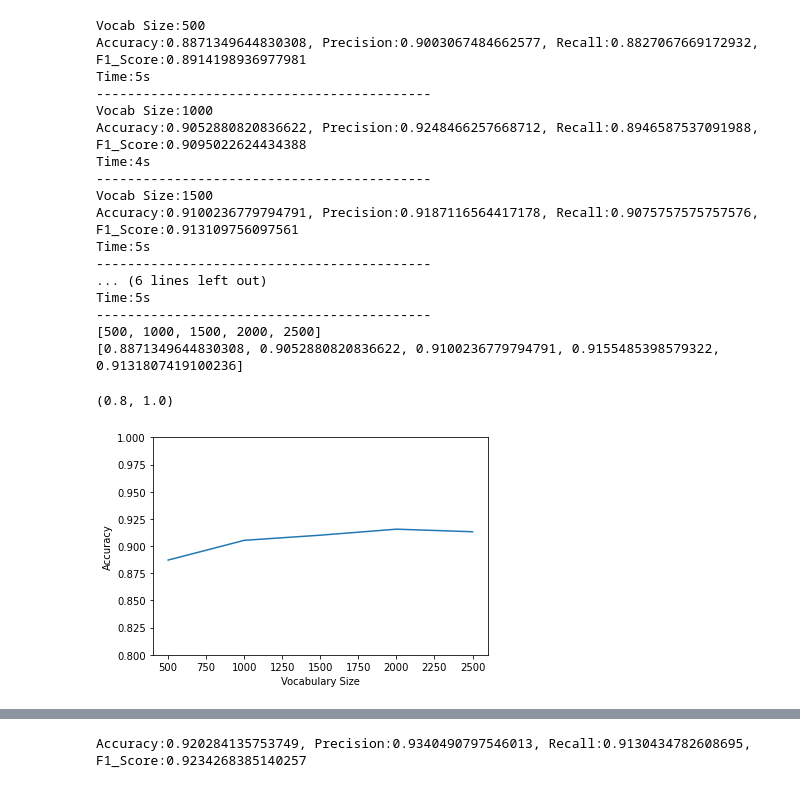
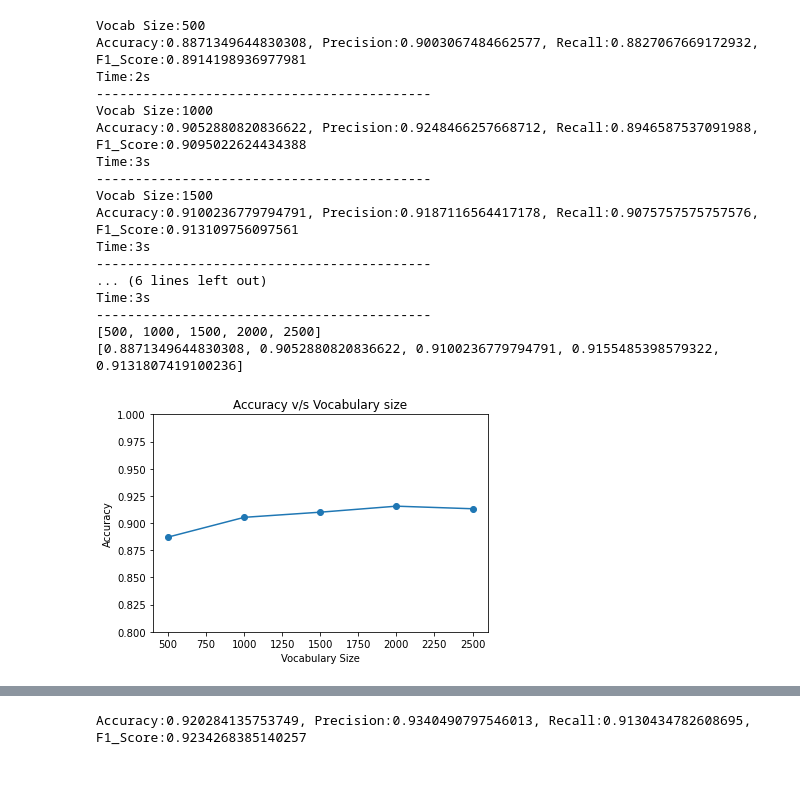
Before and after one commit to Luna-Xinyue/FakeNewsDetector, a Jupyter notebook: LogisticRegression.ipynb, the cells around one changed output, grey strips where cells are left out. Saved outputs shown, nothing was run; the diff lists cells and outputs as text; code cells hidden in the pictures.

Commit message:
Saving plots and random_state

```diff
--- a/LogisticRegression.ipynb
+++ b/LogisticRegression.ipynb
@@ -28,40 +28,42 @@ for max_features in vocab_size:
     print('Vocab Size:' + str(max_features))
 
     X_data = lrm.fit_vectorizer(dataset, vec_type="tfidf", max_features=max_features)
 
     accuracy = lrm.run_default_logistic_regression(X_data,y_binary)
     accuracy_list.append(accuracy)
 
     epoch_time_end = int(time.time())
     print('Time:' +str(epoch_time_end-epoch_time_start)+'s')
     print('-------------------------------------------')
 
 print(vocab_size)
 print(accuracy_list)
-plt.plot(vocab_size,accuracy_list)
+
 plt.xlabel('Vocabulary Size')
 plt.ylabel('Accuracy')
 plt.ylim(0.8,1)
+plt.title('Accuracy v/s Vocabulary size')
+plt.plot(vocab_size,accuracy_list, marker='o')
+plt.savefig('plots/vocab_size')
 # %% [output]
 Vocab Size:500
 Accuracy:0.8871349644830308, Precision:0.9003067484662577, Recall:0.8827067669172932, F1_Score:0.8914198936977981
-Time:5s
+Time:2s
 -------------------------------------------
 Vocab Size:1000
 Accuracy:0.9052880820836622, Precision:0.9248466257668712, Recall:0.8946587537091988, F1_Score:0.9095022624434388
-Time:4s
+Time:3s
 -------------------------------------------
 Vocab Size:1500
 Accuracy:0.9100236779794791, Precision:0.9187116564417178, Recall:0.9075757575757576, F1_Score:0.913109756097561
-Time:5s
+Time:3s
 -------------------------------------------
 ... (6 lines left out)
-Time:5s
+Time:3s
 -------------------------------------------
 [500, 1000, 1500, 2000, 2500]
 [0.8871349644830308, 0.9052880820836622, 0.9100236779794791, 0.9155485398579322, 0.9131807419100236]
-(0.8, 1.0)
-[figure, old version]
+[figure, new version]
 # %%
 # Cropping test
 # Using no preprocessing, and tf-idf vectorizer with vocab_size = 1500
```
Also changed, not shown: parts of 8 cells of this notebook, 8 other files.
